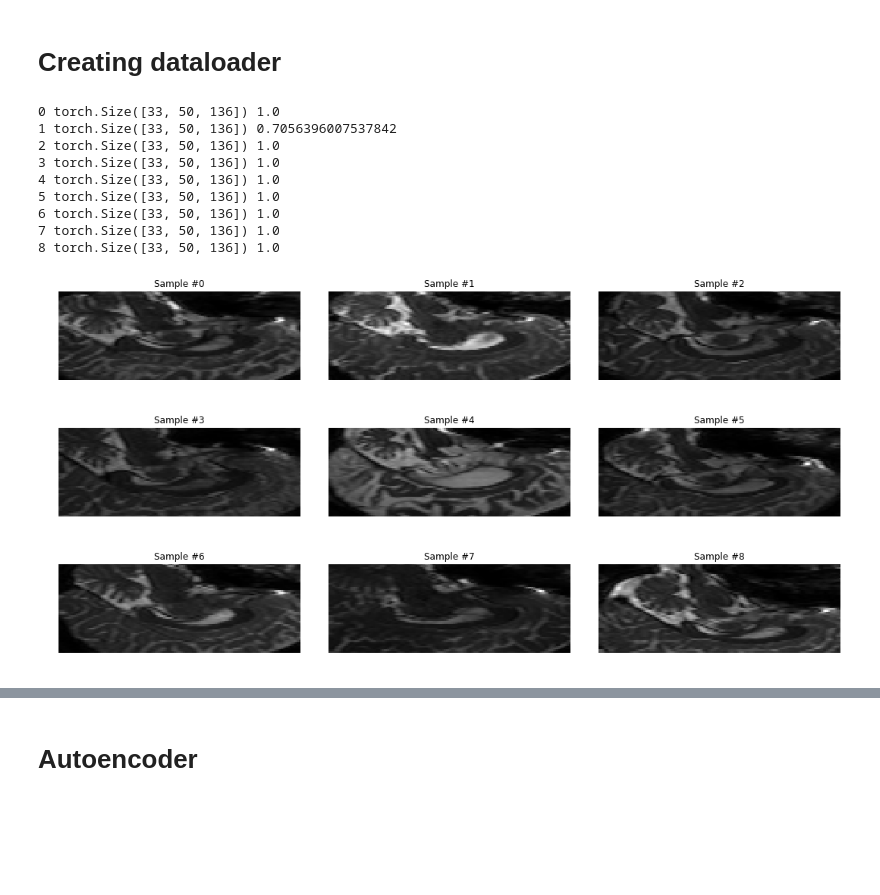
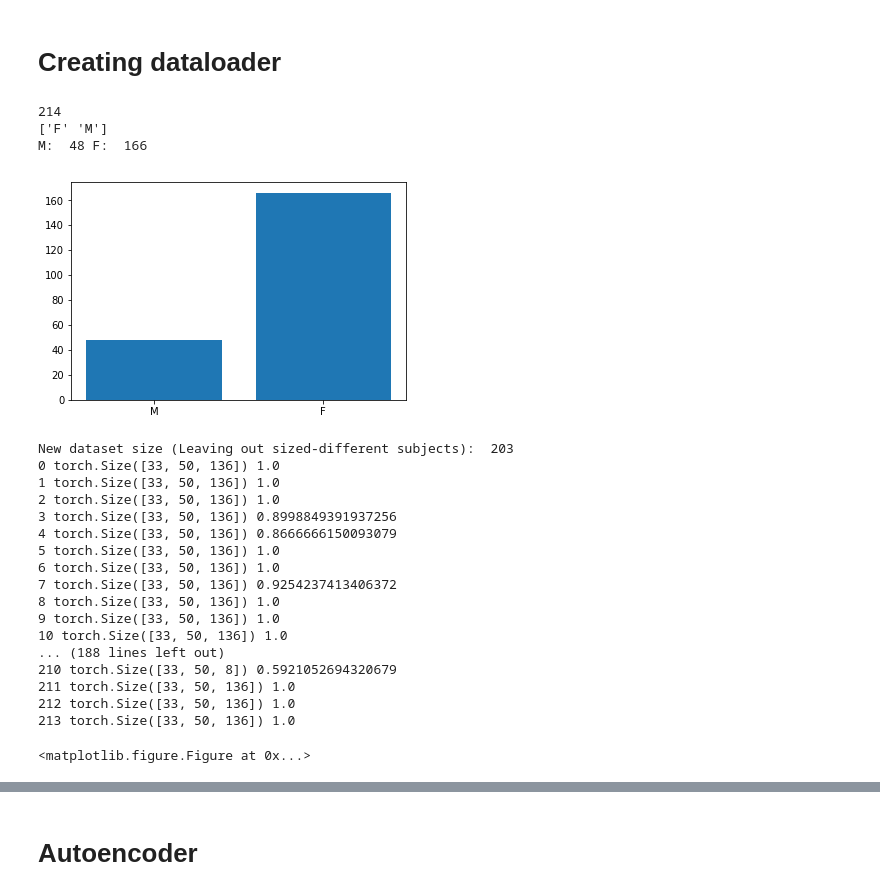
Before and after one commit to wilomaku/Deep_Characterization, a Jupyter notebook: Autoencoder.ipynb, the cells around one changed output, grey strips where cells are left out. Cells and saved outputs as stored; diff of their text form; code cells hidden in the pictures; blank space fills up the shorter version.

Commit message:
Added fc layers and dataloaders for dataset

```diff
--- a/Autoencoder.ipynb
+++ b/Autoencoder.ipynb
@@ -106,37 +101,75 @@ class ToCrop(object):
     """Crop image to CC region."""
     def __call__(self, sample):
         return sample[:,10:-10,60:-60]
+# %%
+input_path = '/home/wilomaku/Documents/study_char/'
+base_path = '{}anom/'.format(input_path)
+db_anon = '{}mod_preprocess.sqlite3'.format(input_path)
+
+anon = sqlite3.connect(db_anon)
+anon_cur = anon.cursor()
+
+sql = "SELECT sex FROM anon_modalities INNER JOIN anon_preprocess ON anon_preprocess.id = anon_modalities.id"
+anon_cur.execute(sql)
+anon_con_cur = anon_cur.fetchall()
+list_gender = np.asarray(anon_con_cur).flatten()
+anon_cur.close()
+anon.close()
+print(len(list_gender))
+print(np.unique(list_gender))
+print('M: ',np.sum(list_gender=='M'),'F: ',np.sum(list_gender=='F'))
+plt.bar(np.arange(len(np.unique(list_gender))),[np.sum(list_gender=='M'), np.sum(list_gender=='F')])
+plt.xticks(np.arange(len(np.unique(list_gender))), np.unique(list_gender)[::-1])
+plt.show()
+# %% [output]
+214
+['F' 'M']
+M:  48 F:  166
+[figure, added]
 # %%
-base_path = '/home/wilomaku/Documents/ex_anom/'
 grad_ch = 0
-n_samples = 9
+n_samples_ini = len(list_gender)
 
 transformed_dataset = MRIDataset(root_dir=base_path, transform=transforms.Compose([ToTensor(), ToNormalize(), ToCrop()]))
 fig = plt.figure(figsize=(15,8))
-for i in range(n_samples):
+indices = np.array(range(n_samples_ini))
+ind_indices = np.ones((n_samples_ini)).astype('bool')
+ind_indices[[37, 77, 90, 101, 104, 122, 128, 129, 130, 143, 201]] = False
+indices = list(indices[ind_indices])
+n_samples = len(indices)
+print('New dataset size (Leaving out sized-different subjects): ', n_samples)
+for i in indices:
     sample = transformed_dataset[i]
     print(i,sample.size(),torch.max(sample))
-    ax = plt.subplot(3, 3, i+1)
-    plt.tight_layout()
-    ax.set_title('Sample #{}'.format(i))
-    ax.axis('off')
-    plt.imshow(sample.numpy()[grad_ch],cmap='gray')
-    #if i == 3:
+    #ax = plt.subplot(3, 3, i+1)
+    #plt.tight_layout()
+    #ax.set_title('Sample #{}'.format(i))
+    #ax.axis('off')
+    #plt.imshow(sample.numpy()[grad_ch],cmap='gray')
+    #if i == 8:
     #    plt.show()
     #    break
-plt.show()
+#plt.show()
 
 Cin = transformed_dataset[i].numpy().shape[0] #Input Channels
 # %% [output]
+New dataset size (Leaving out sized-different subjects):  203
 0 torch.Size([33, 50, 136]) 1.0
-1 torch.Size([33, 50, 136]) 0.7056396007537842
+1 torch.Size([33, 50, 136]) 1.0
 2 torch.Size([33, 50, 136]) 1.0
-3 torch.Size([33, 50, 136]) 1.0
-4 torch.Size([33, 50, 136]) 1.0
+3 torch.Size([33, 50, 136]) 0.8998849391937256
+4 torch.Size([33, 50, 136]) 0.8666666150093079
 5 torch.Size([33, 50, 136]) 1.0
 6 torch.Size([33, 50, 136]) 1.0
-7 torch.Size([33, 50, 136]) 1.0
+7 torch.Size([33, 50, 136]) 0.9254237413406372
 8 torch.Size([33, 50, 136]) 1.0
+9 torch.Size([33, 50, 136]) 1.0
+10 torch.Size([33, 50, 136]) 1.0
+... (188 lines left out)
+210 torch.Size([33, 50, 8]) 0.5921052694320679
+211 torch.Size([33, 50, 136]) 1.0
+212 torch.Size([33, 50, 136]) 1.0
+213 torch.Size([33, 50, 136]) 1.0
-[figure, removed]
+<matplotlib.figure.Figure at 0x...>
 # %%
 #dataloader = DataLoader(transformed_dataset, batch_size=2, shuffle=True)
```
Also changed, not shown: parts of 3 cells of this notebook.
